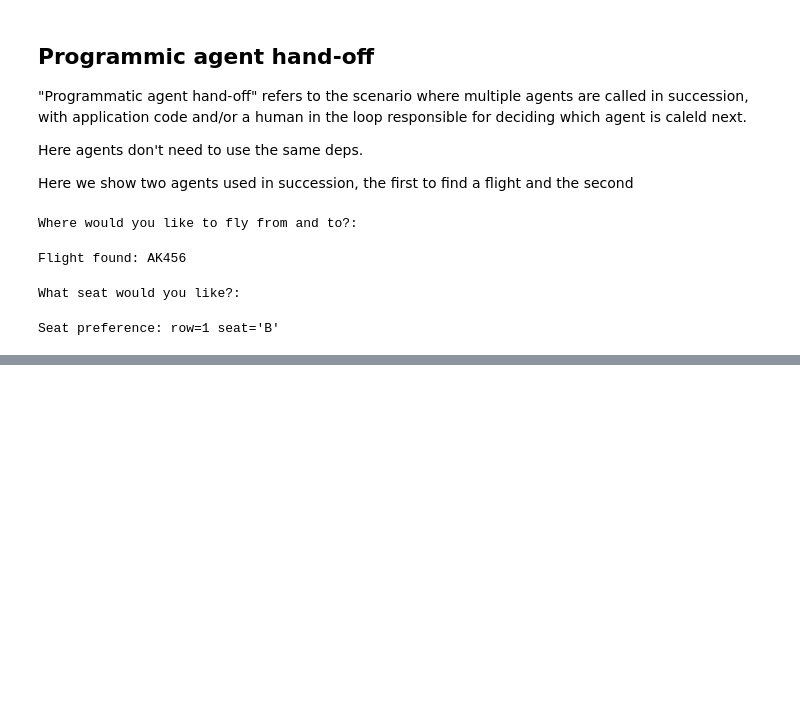
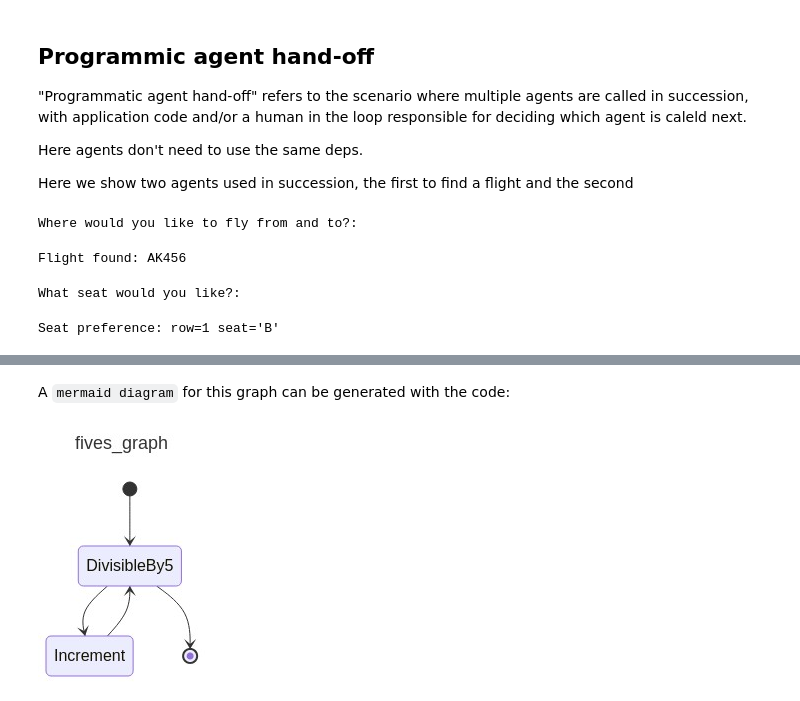
Before and after one commit to yilengyao/tutorials, a Jupyter notebook: pydantic/pydantic.ipynb, the cells around one changed output, grey strips where cells are left out. Saved outputs shown, nothing was run; the diff lists cells and outputs as text; code cells hidden in the pictures; blank space fills up the shorter version.

Commit message:
pydantic graph

```diff
--- a/pydantic/pydantic.ipynb
+++ b/pydantic/pydantic.ipynb
@@ -735,0 +872,10 @@ Seat preference: row=1 seat='B'
+# %% [markdown]
+A `mermaid diagram` for this graph can be generated with the code:
+# %%
+from IPython.display import Image, display
+import nest_asyncio
+nest_asyncio.apply()
+
+display(Image(fives_graph.mermaid_image(start_node=DivisibleBy5)))
+# %% [output]
+[figure, added]
```
Also changed, not shown: parts of 18 cells of this notebook.
